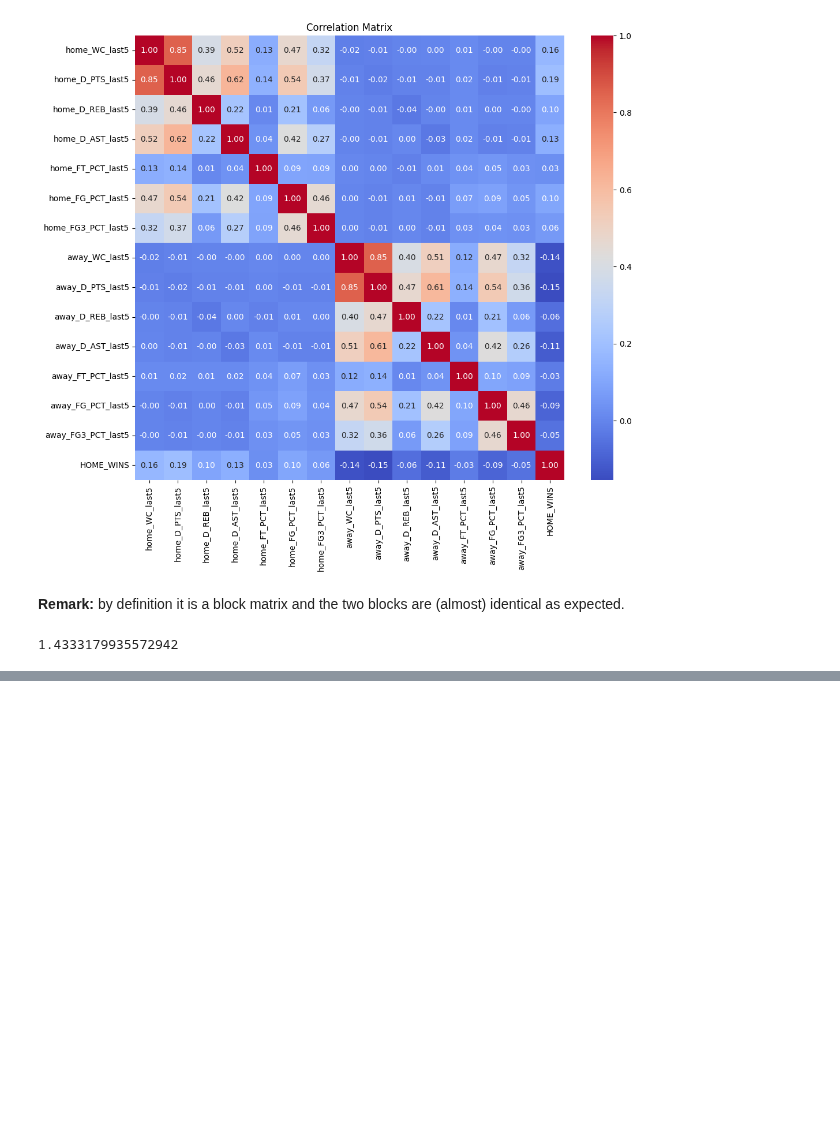
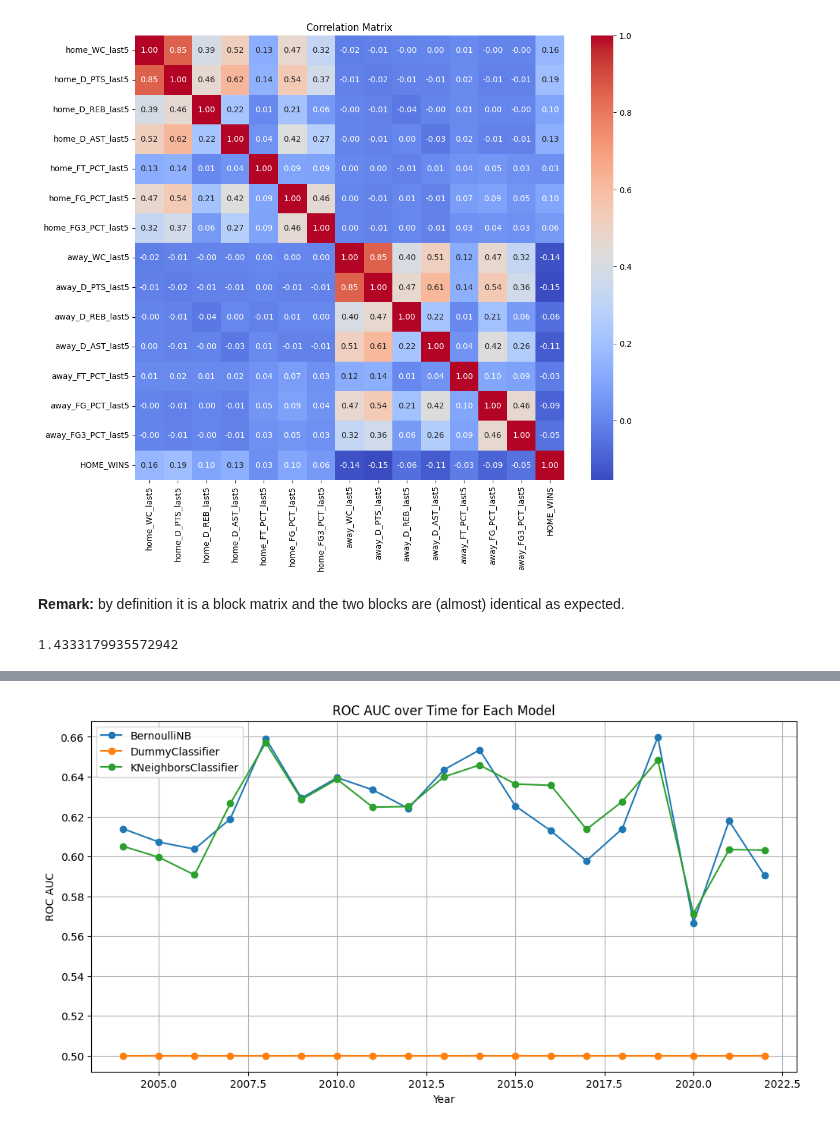
Before and after one commit to giovanni-lucarelli/basket, a Jupyter notebook: main.ipynb, the cells around one changed output, grey strips where cells are left out. Saved outputs shown, nothing was run; the diff lists cells and outputs as text; code cells hidden in the pictures; blank space fills up the shorter version.

```diff
--- a/main.ipynb
+++ b/main.ipynb
@@ -343,0 +419,18 @@ KeyboardInterrupt:
+# %%
+# plot for each model the accuracy as function of year
+plt.figure(figsize=(12, 6))
+
+for model_name, years in century_metrics.items():
+    roc_aucs = [metrics['roc_auc'] for year, metrics in years.items()]
+    years_list = list(years.keys())  # Convert dictionary keys to a list
+    plt.plot(years_list, roc_aucs, label=model_name, marker='o')
+
+plt.xlabel('Year')
+plt.ylabel('ROC AUC')
+plt.title('ROC AUC over Time for Each Model')
+plt.legend()
+plt.grid(True)
+plt.savefig('/content/ROC AUC over Time_plot.pdf')
+plt.show()
+# %% [output]
+[figure, added]
```
Also changed, not shown: parts of 39 cells of this notebook.
